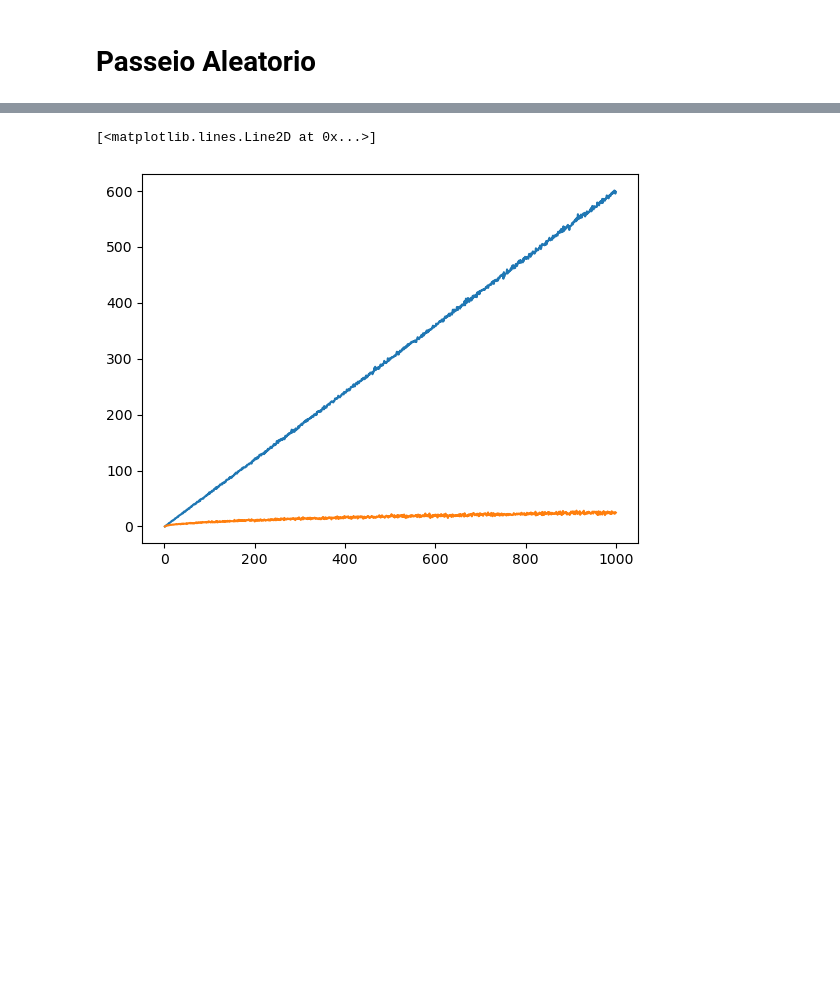
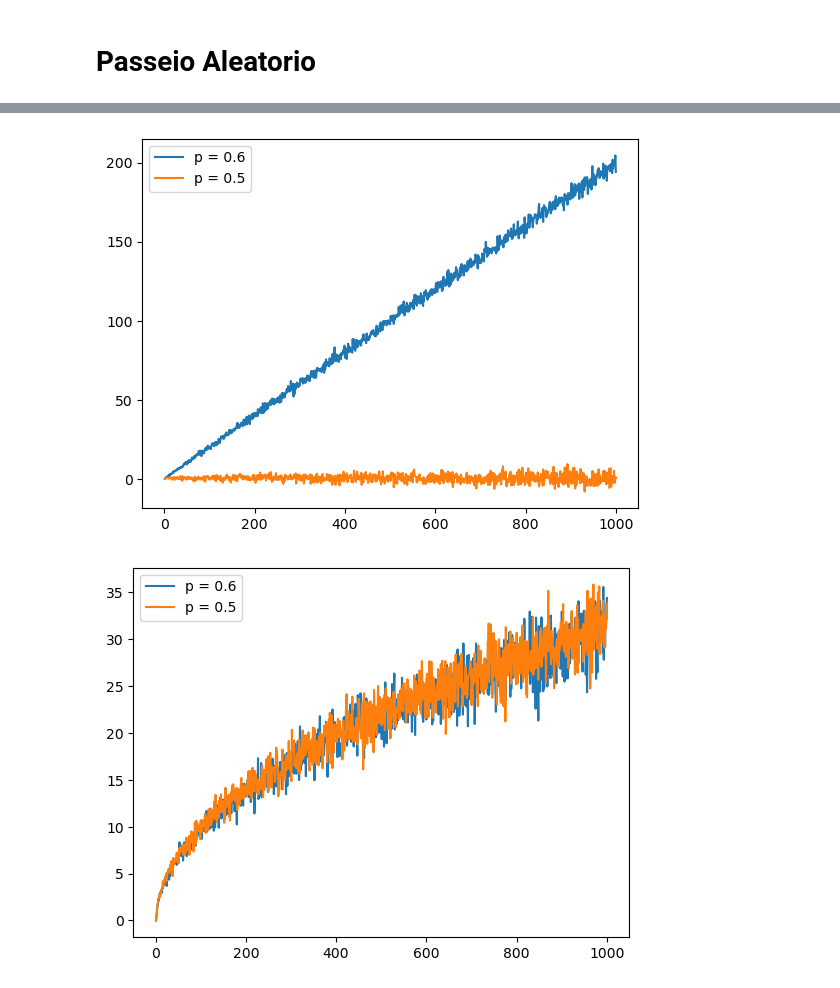
Before and after one commit to Rogerio-buso/Fisica-Computacional, a Jupyter notebook: Atividade 4/randomwalk.ipynb, the cells around one changed output, grey strips where cells are left out. Saved outputs shown, nothing was run; the diff lists cells and outputs as text; code cells hidden in the pictures; blank space fills up the shorter version.

```diff
--- a/Atividade 4/randomwalk.ipynb
+++ b/Atividade 4/randomwalk.ipynb
@@ -47,4 +52,7 @@ for i in range(1, 100):
 # %%
+import numpy as np
+import matplotlib.pyplot as plt
+
 def media_dp(N, p, num_passeios):
   media = []
   dp = []
@@ -56,12 +64,23 @@ def media_dp(N, p, num_passeios):
     media.append(np.mean(posicao_final))
     dp.append(np.std(posicao_final))
   return np.array(media), np.array(dp)
+
 N=1000
 num_passeios=100
 n = np.linspace(1, N, N)
-media, dp = media_dp(1000, 0.8, num_passeios)
-plt.plot(n, media)
-plt.plot(n, dp)
+media1, dp1 = media_dp(1000, 0.6, num_passeios)
+media2, dp2 = media_dp(1000, 0.5, num_passeios)
-# %% [output]
-[<matplotlib.lines.Line2D at 0x...>]
-[figure, removed]
+# %%
+# plota os gráficos da média.
+plt.plot(n, media1, label='p = 0.6')
+plt.plot(n, media2, label='p = 0.5')
+plt.legend()
+plt.show()
+# plota os gráficos de desvio padrão.
+plt.plot(n, dp1, label='p = 0.6')
+plt.plot(n, dp2, label='p = 0.5')
+plt.legend()
+plt.show()
+# %% [output]
+[figure, added]
+[figure, added]
```
Also changed, not shown: parts of 2 cells of this notebook, 1 other file.
